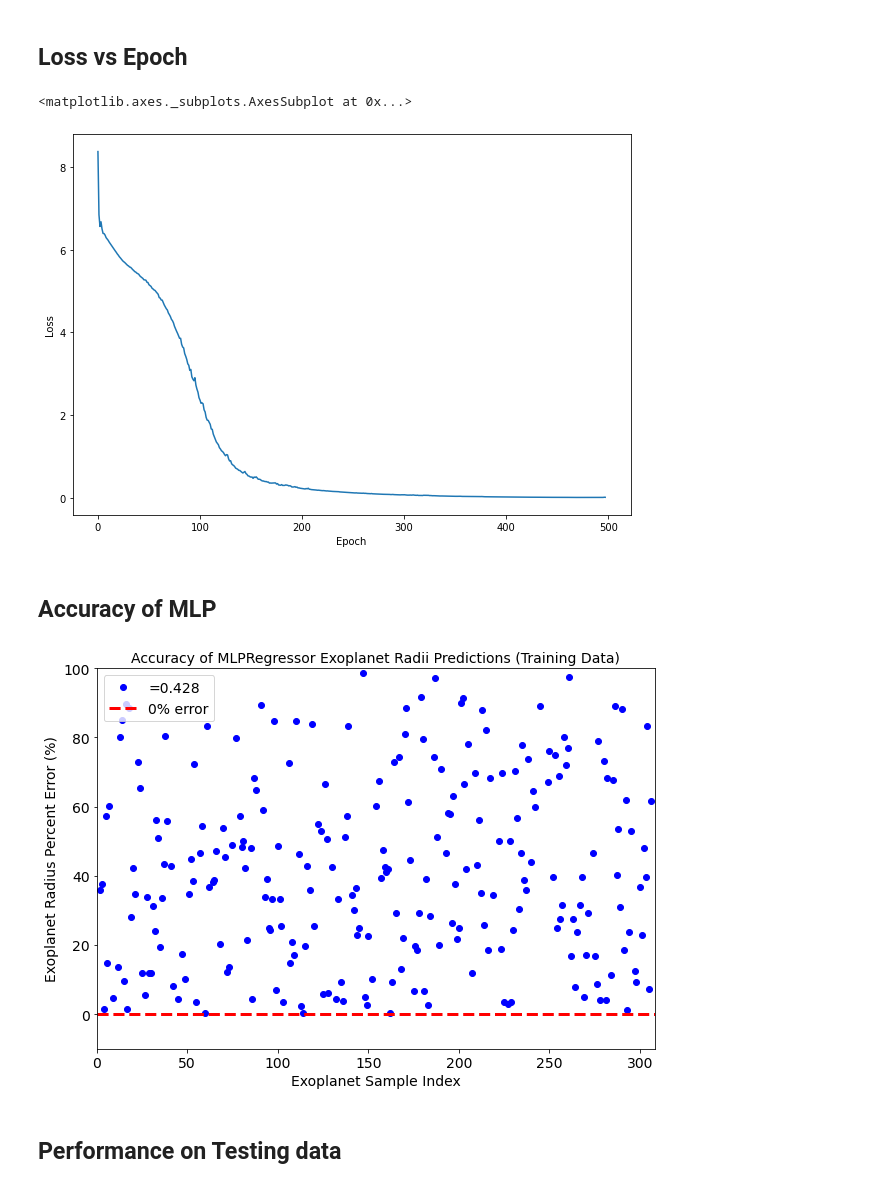
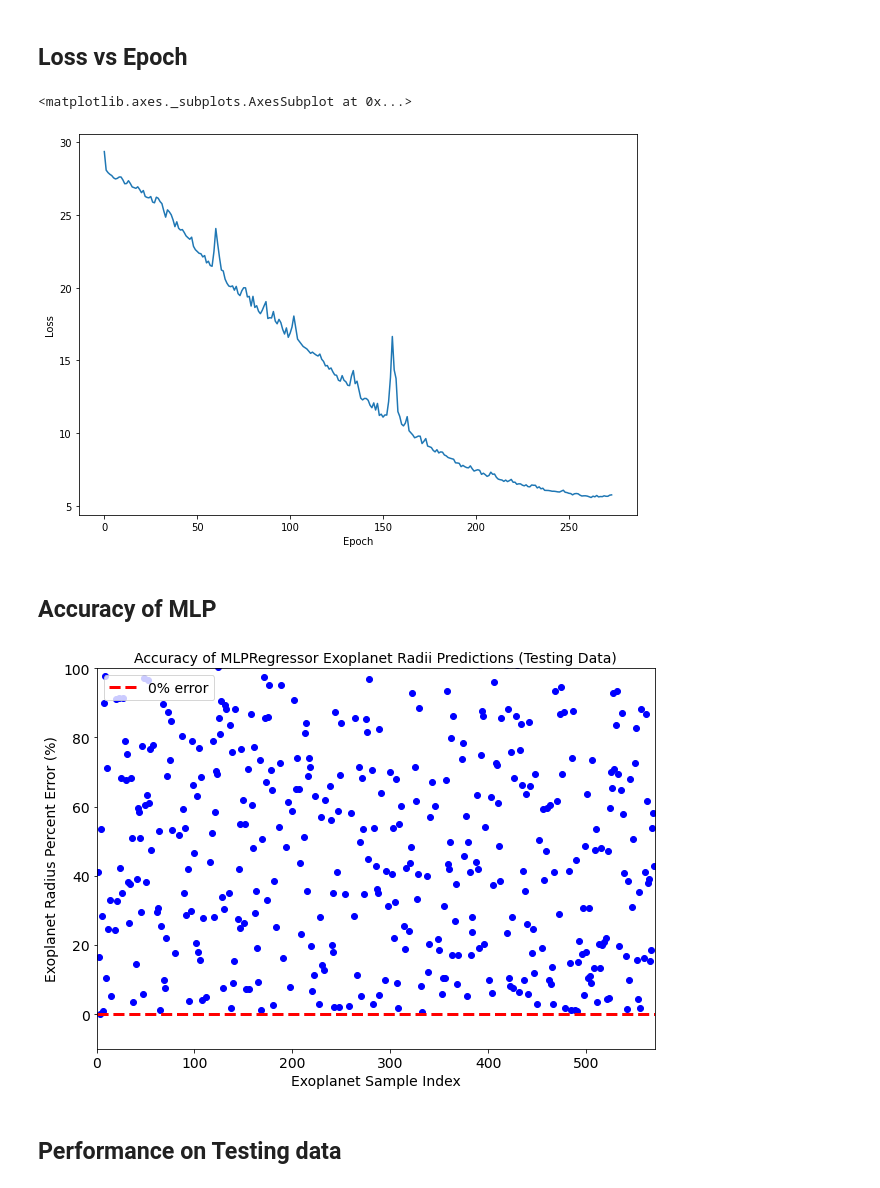
Before and after one commit to nicholasproietti/LGM, a Jupyter notebook: LC_FFT_CNN.ipynb, the cells around one changed output. Drawn from its saved outputs; the diff is of its cells as text; code cells hidden in the pictures.

```diff
--- a/LC_FFT_CNN.ipynb
+++ b/LC_FFT_CNN.ipynb
@@ -47,8 +50,10 @@ from sklearn import neural_network
 # %%
-#KOI_first_100 = pd.read_csv('KIC_first_100.csv')
-KOI = pd.read_csv('KOI.csv')
+url = "https://raw.githubusercontent.com/nicholasproietti/LGM/main/data/KOI.csv"
+
+KOI = pd.read_csv(url)
 KOI.drop(KOI.columns[0], axis=1, inplace=True)
-KOI = KOI.drop(KOI[KOI['koi_disposition']!='CONFIRMED'].index)
+#KOI = KOI.drop(KOI[KOI['koi_disposition']!='CONFIRMED'].index)
+KOI = KOI.drop(KOI[KOI['koi_disposition']=='FALSE POSITIVE'].index)
 KOI = KOI[KOI['koi_prad'].notna()]
 KOI.head()
 # %% [output]
@@ -109,7 +116,7 @@ for index, rad in zip(KOI.T, KOI['koi_prad']):
     flux_small = lc['flux'].value
     time_small = lc['time'].value
     y = np.abs(fft(flux_small))
-    y[:400] = 0
+    y[:4300] = 0
     f_cleared = np.abs(ifft(y))
     #periodogram = lc.to_periodogram(method='bls')
     #power = periodogram.power.to_value()
@@ -181,7 +197,7 @@ Function to plot predictions
 def test_validate1(x_test, y_test, y_predict, regressor, set_name):
     x = range(len(y_test))
     per_error = [abs(i-j)/i*100 if i != 0 else None for i,j in zip(y_test,y_predict)]
-    plt.plot(x, per_error, "bo", markersize=6, zorder=2, label=u"=%.3f" % abs(regressor.score(x_test, y_test)))
+    plt.plot(x, per_error, "bo", markersize=6, zorder=2)
     plt.axhline(y=0, color='red', linestyle='--', linewidth=3, label="0% error")
     plt.legend(loc="upper left", prop={'size': 14})
     plt.xlabel("Exoplanet Sample Index", fontsize = 14)
@@ -195,7 +211,7 @@ def test_validate1(x_test, y_test, y_predict, regressor, set_name):
 def test_validate2(x_test, y_test, y_predict, regressor, set_name):
     x = range(len(y_test))
     plt.plot(x, y_test, "ro", markersize=5, zorder=3, label=u"known")
-    plt.plot(x, y_predict, "bo", markersize=8, zorder=2, label=u"predicted, =%.3f" % abs(regressor.score(x_test, y_test)))
+    plt.plot(x, y_predict, "bo", markersize=8, zorder=2, label=u"R2 Score, =%.3f" % r2_score(y_test, y_predict))
     plt.legend(loc="lower left", prop={'size': 14})
     plt.xlabel("Exoplanet Sample Index", fontsize = 14)
     plt.ylabel("Exoplanet Radius R$_{Earth}$", fontsize = 14)
@@ -210,13 +226,13 @@ def test_validate2(x_test, y_test, y_predict, regressor, set_name):
 pd.DataFrame(mlp.loss_curve_).plot(xlabel="Epoch", ylabel="Loss", legend=False)
 # %% [output]
 <matplotlib.axes._subplots.AxesSubplot at 0x...>
-[figure, old version]
+[figure, new version]
 # %% [markdown]
 ## Accuracy of MLP
 # %%
-test_validate1(X_test, y_test, y_predict, mlp, 'Training Data')
+test_validate1(X_test, y_test, y_predict, mlp, 'Testing Data')
 # %% [output]
-[figure, old version]
+[figure, new version]
 # %% [markdown]
 ## Performance on Testing data
 # %%
```
Also changed, not shown: parts of 17 cells of this notebook.
